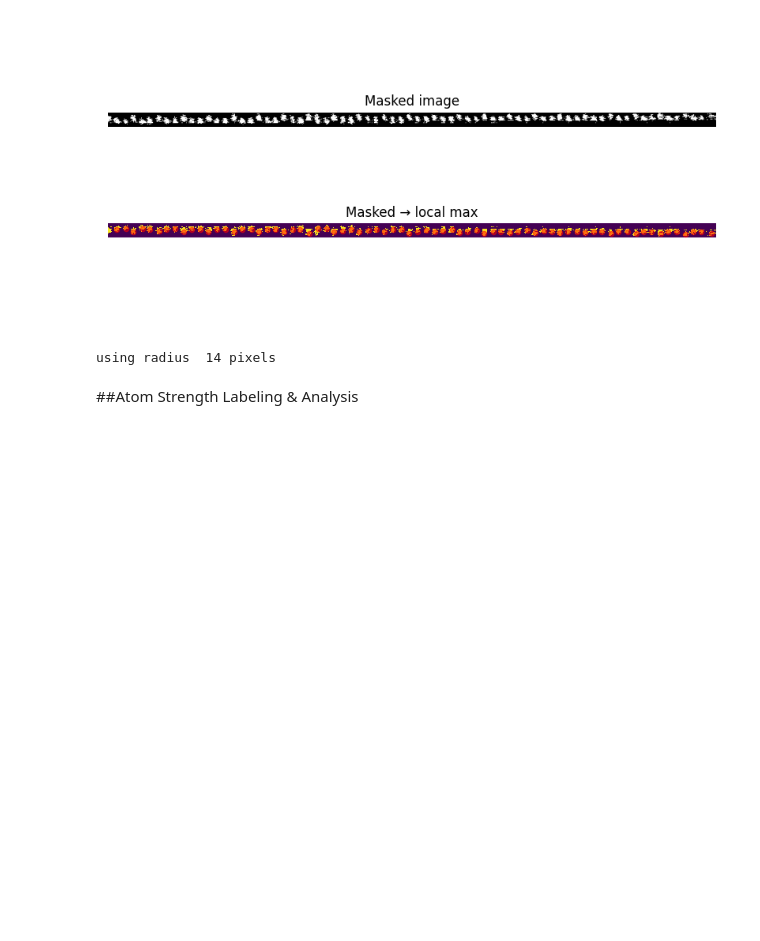
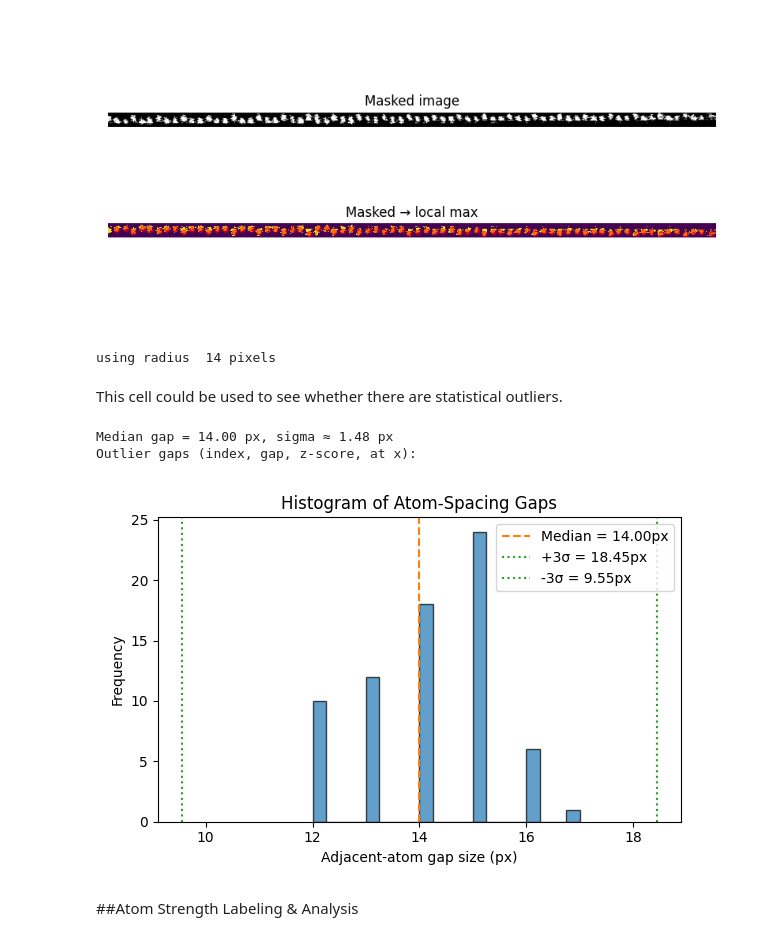
Before and after one commit to jiananwu72/LuFeO3Detect, a Jupyter notebook: LuFeO3/LFOWindowingAutomated.ipynb, the cells around one changed output. Saved outputs shown, nothing was run; the diff lists cells and outputs as text; code cells hidden in the pictures; blank space fills up the shorter version.

```diff
--- a/LuFeO3/LFOWindowingAutomated.ipynb
+++ b/LuFeO3/LFOWindowingAutomated.ipynb
@@ -237,6 +237,49 @@ refined_atoms = AtomRefine(image, masked_img, atom_positions)
 # %% [output]
 [figure]
 using radius  14 pixels
+# %% [markdown]
+This cell could be used to see whether there are statistical outliers.
+# %%
+x_sorted = np.sort(atom_positions[:,1])
+dx = x_sorted[1:] - x_sorted[:-1]
+
+med = np.median(dx)
+mad = np.median(np.abs(dx - med))
+
+sigma = 1.4826 * mad
+z = (dx - med) / sigma
+outlier_idx = np.where(np.abs(z) > 3)[0]
+
+outlier_positions = x_sorted[outlier_idx + 1]
+
+print(f"Median gap = {med:.2f} px, sigma ≈ {sigma:.2f} px")
+print("Outlier gaps (index, gap, z‐score, at x):")
+for i in outlier_idx:
+    print(f"  idx={i:2d}, gap={dx[i]:.2f}, z={z[i]:+.2f}, x≈{x_sorted[i+1]:.1f}")
+
+plt.figure(figsize=(6,4))
+n, bins, patches = plt.hist(
+    dx,
+    bins=20,
+    edgecolor='black',
+    alpha=0.7
+)
+
+# 5) Annotate median and ±3σ
+plt.axvline(med, color='C1', linestyle='--', label=f'Median = {med:.2f}px')
+plt.axvline(med + 3*sigma, color='C2', linestyle=':', label=f'+3σ = {med+3*sigma:.2f}px')
+plt.axvline(med - 3*sigma, color='C2', linestyle=':', label=f'-3σ = {med-3*sigma:.2f}px')
+
+plt.xlabel('Adjacent-atom gap size (px)')
+plt.ylabel('Frequency')
+plt.title('Histogram of Atom-Spacing Gaps')
+plt.legend()
+plt.tight_layout()
+plt.show()
+# %% [output]
+Median gap = 14.00 px, sigma ≈ 1.48 px
+Outlier gaps (index, gap, z‐score, at x):
+[figure, added]
 # %% [markdown]
 ##Atom Strength Labeling & Analysis
 # %%
```
